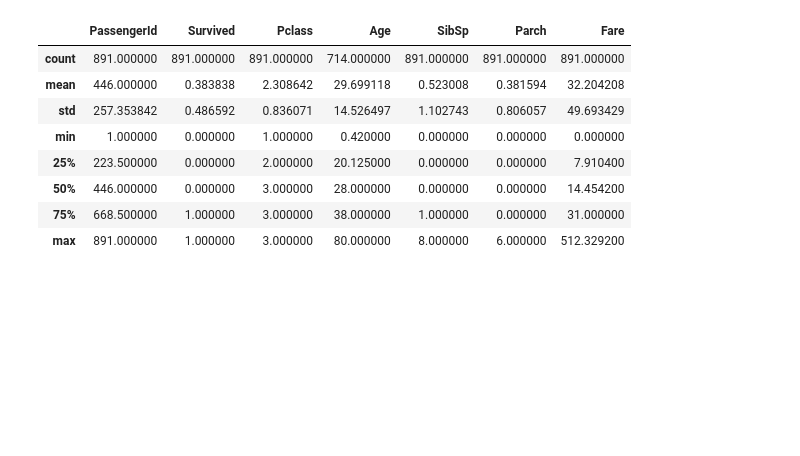
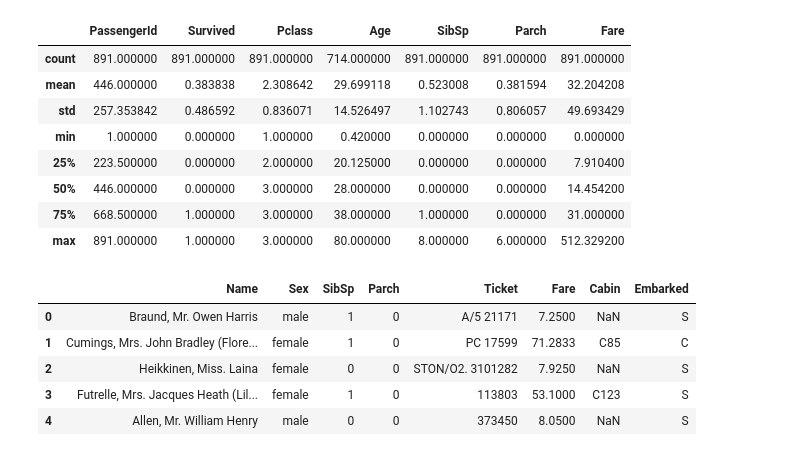
Before and after one commit to bubblefew/basic-python, a Jupyter notebook: PandasLab/pandas_basic.ipynb, the cells around one changed output. Drawn from its saved outputs; the diff is of its cells as text; code cells hidden in the pictures; blank space fills up the shorter version.

```diff
--- a/PandasLab/pandas_basic.ipynb
+++ b/PandasLab/pandas_basic.ipynb
@@ -66,3 +116,14 @@ df.describe()
 | 50% | 446.000000 | 0.000000 | 3.000000 | 28.000000 | 0.000000 | 0.000000 | 14.454200 |
 | 75% | 668.500000 | 1.000000 | 3.000000 | 38.000000 | 1.000000 | 0.000000 | 31.000000 |
 | max | 891.000000 | 1.000000 | 3.000000 | 80.000000 | 8.000000 | 6.000000 | 512.329200 |
+# %%
+df['Age'].mean()
+rsl = df[['Name','Sex','SibSp','Parch','Ticket','Fare','Cabin','Embarked']]
+rsl.head()
+# %% [output]
+|  | Name | Sex | SibSp | Parch | Ticket | Fare | Cabin | Embarked |
+| 0 | Braund, Mr. Owen Harris | male | 1 | 0 | A/5 21171 | 7.2500 | NaN | S |
+| 1 | Cumings, Mrs. John Bradley (Flore... | female | 1 | 0 | PC 17599 | 71.2833 | C85 | C |
+| 2 | Heikkinen, Miss. Laina | female | 0 | 0 | STON/O2. 3101282 | 7.9250 | NaN | S |
+| 3 | Futrelle, Mrs. Jacques Heath (Lil... | female | 1 | 0 | 113803 | 53.1000 | C123 | S |
+| 4 | Allen, Mr. William Henry | male | 0 | 0 | 373450 | 8.0500 | NaN | S |
```
Also changed, not shown: parts of 10 cells of this notebook.
